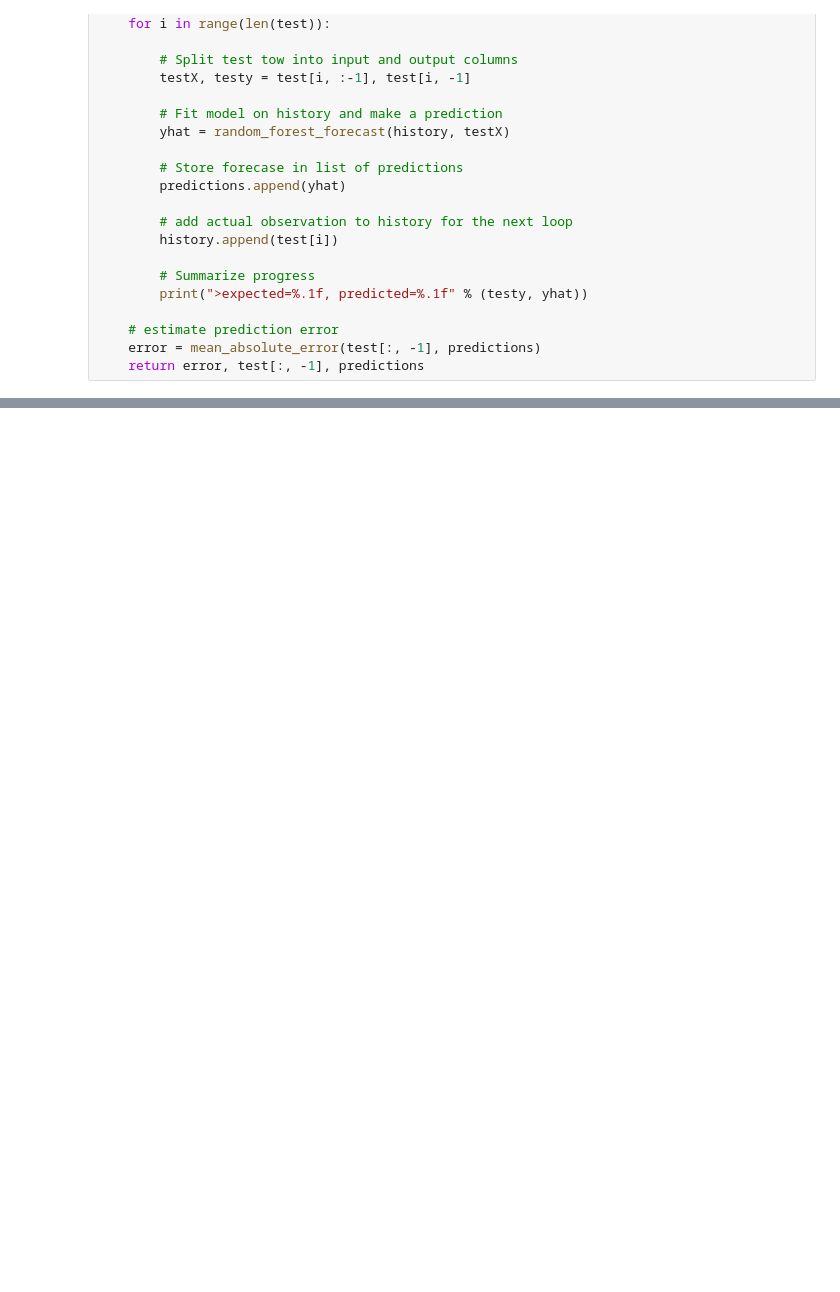
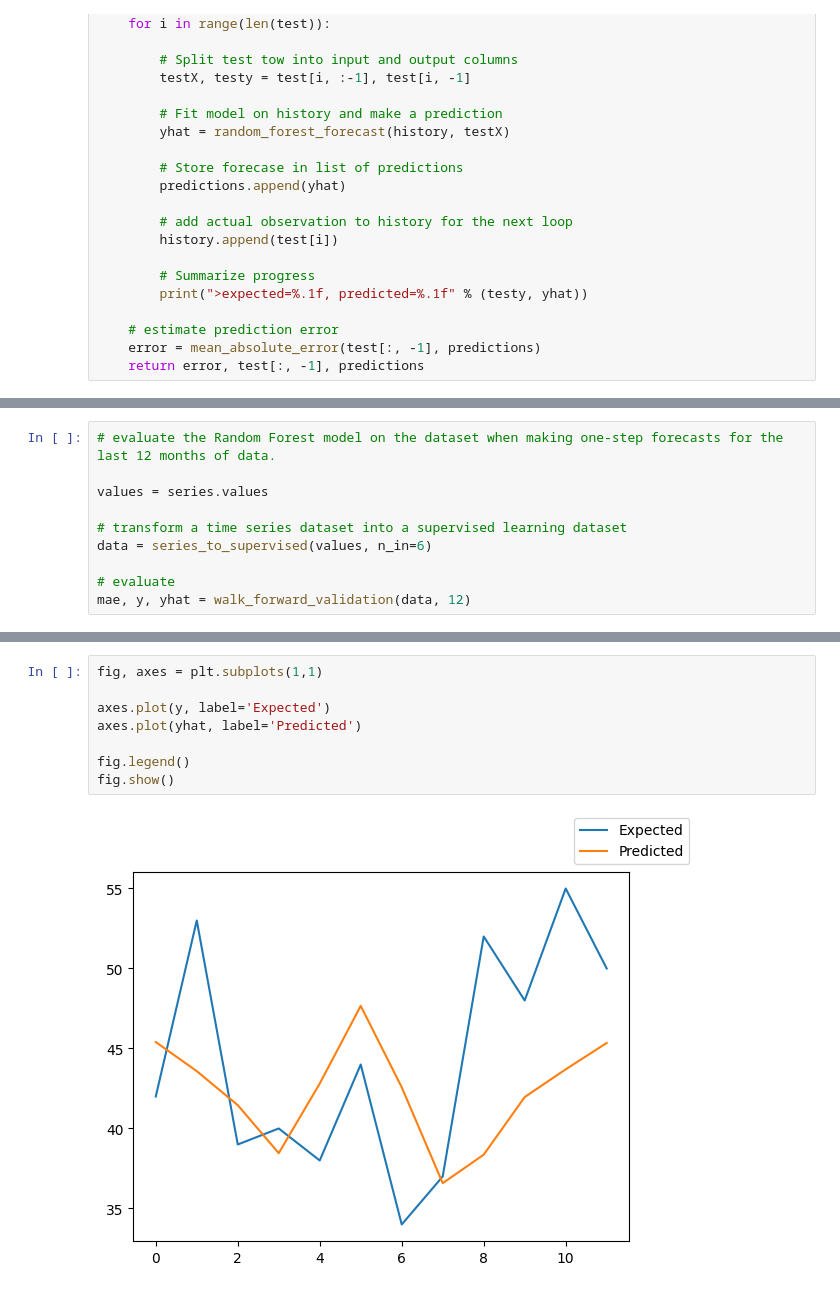
Before and after one commit to zqTheDesigner/study_KNN, a Jupyter notebook: random-forest/random-forest-for-timeseries.ipynb, the cells around one changed output, grey strips where cells are left out. Drawn from its saved outputs; the diff is of its cells as text; blank space fills up the shorter version.

```diff
--- a/random-forest/random-forest-for-timeseries.ipynb
+++ b/random-forest/random-forest-for-timeseries.ipynb
@@ -131,0 +108,10 @@ def walk_forward_validation(data, n_test):
+# %%
+# evaluate the Random Forest model on the dataset when making one-step forecasts for the last 12 months of data.
+
+values = series.values
+
+# transform a time series dataset into a supervised learning dataset
+data = series_to_supervised(values, n_in=6)
+
+# evaluate
+mae, y, yhat = walk_forward_validation(data, 12)
@@ -131,0 +131,10 @@ def walk_forward_validation(data, n_test):
+# %%
+fig, axes = plt.subplots(1,1)
+
+axes.plot(y, label='Expected')
+axes.plot(yhat, label='Predicted')
+
+fig.legend()
+fig.show()
+# %% [output]
+[figure, added]
```
Also changed, not shown: parts of 11 cells of this notebook, 2 other files.
